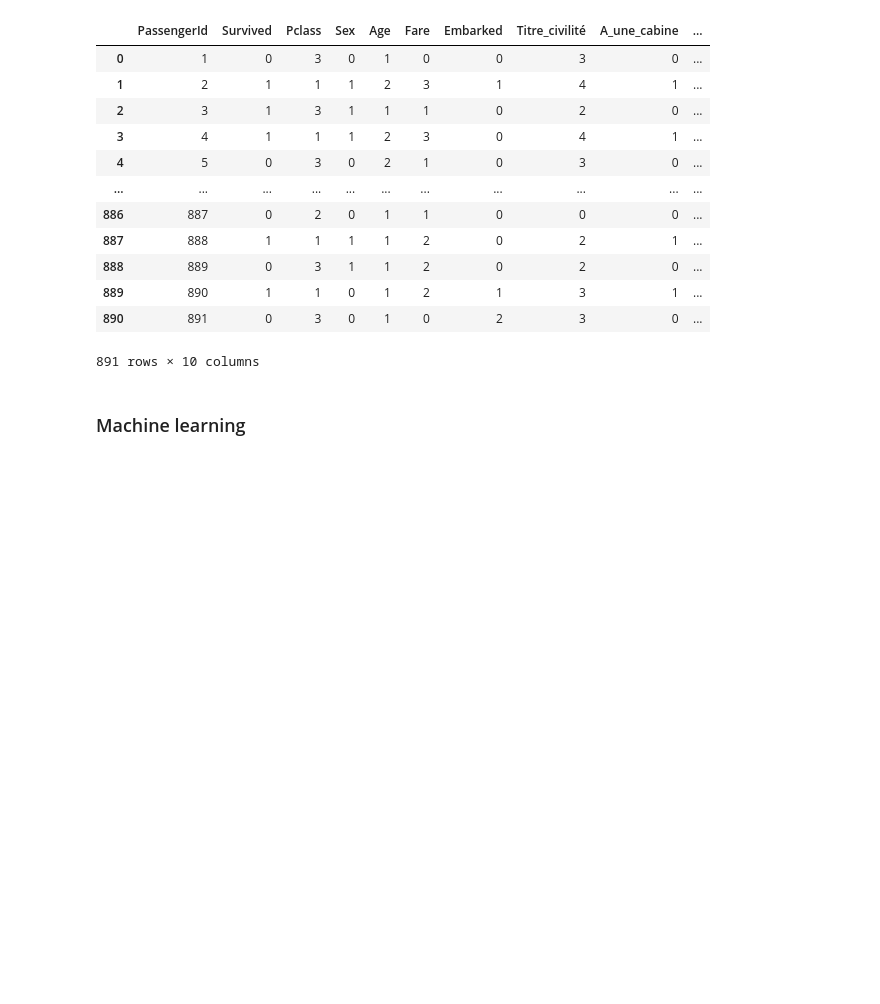
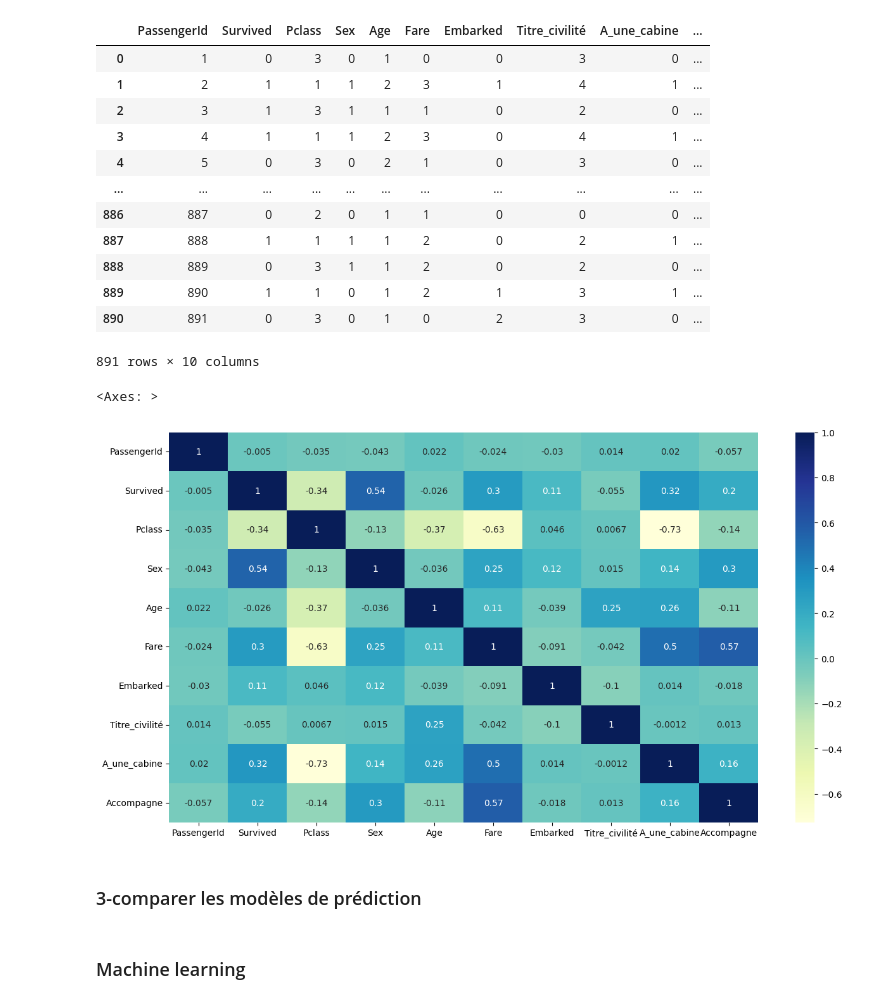
Before and after one commit to matysekf99/titanic_kaggle, a Jupyter notebook: 3-amélioration_du_modèle/titanic.ipynb, the cells around one changed output. Cells and saved outputs as stored; diff of their text form; code cells hidden in the pictures; blank space fills up the shorter version.

```diff
--- a/3-amélioration_du_modèle/titanic.ipynb
+++ b/3-amélioration_du_modèle/titanic.ipynb
@@ -925,6 +940,14 @@ data_train
 | 889 | 890 | 1 | 1 | 0 | 1 | 2 | 1 | 3 | 1 | ... |
 | 890 | 891 | 0 | 3 | 0 | 1 | 0 | 2 | 3 | 0 | ... |
 891 rows × 10 columns
+# %%
+plt.figure(figsize=(15,8))
+sns.heatmap(data_train.corr(), annot = True, cmap='YlGnBu')
+# %% [output]
+<Axes: >
+[figure, added]
+# %% [markdown]
+### 3-comparer les modèles de prédiction
 # %% [markdown]
 ### Machine learning
 # %%
```
Also changed, not shown: parts of 6 cells of this notebook, 2 other files.
